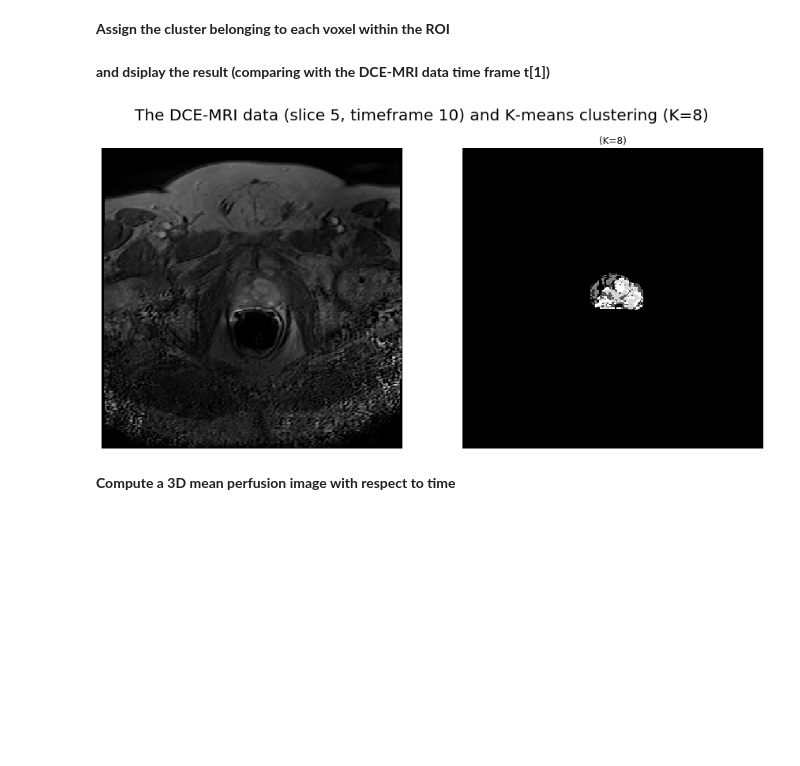
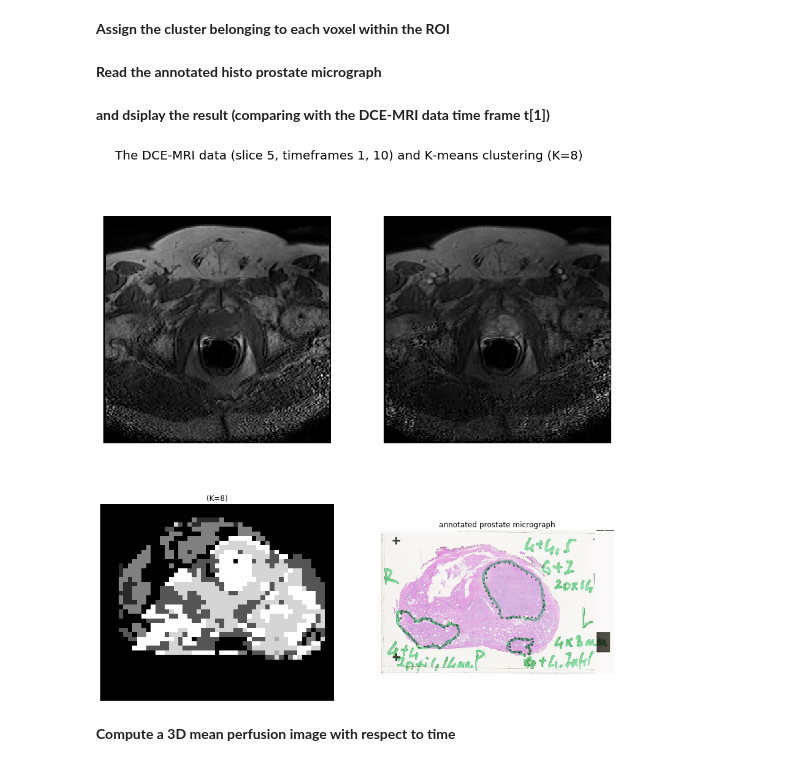
Before and after one commit to oercompbiomed/Seili-2019, a Jupyter notebook: notebooks/prostate-mri-unsupervised-classification.ipynb, the cells around one changed output. Drawn from its saved outputs; the diff is of its cells as text; code cells hidden in the pictures; blank space fills up the shorter version.

Commit message:
added prostate micrograph

```diff
--- a/notebooks/prostate-mri-unsupervised-classification.ipynb
+++ b/notebooks/prostate-mri-unsupervised-classification.ipynb
@@ -326,23 +325,35 @@ Number of clustered samples within ROI: 10778
 # %%
 for v in range(len(ind_roi[0])):
     kmeans_segm[ind_roi[0][v], ind_roi[1][v], ind_roi[2][v]] = kmeans_fit.labels_[v]
+# %% [markdown]
+**Read the annotated histo prostate micrograph**
+# %%
+im_frame = Image.open('../data/PROSTATE-MRI/Nifti/MIP-PROSTATE-01-0005/' + 'histo_prostate_annotated.png')
+np_frame = np.array(im_frame.getdata())
 # %% [markdown]
 **and dsiplay the result (comparing with the DCE-MRI data time frame t[1])**
 # %%
-fig, axes = plt.subplots(1,2, figsize=(15,7))
+fig, axes = plt.subplots(2,2, figsize=(15,15))
 ax = axes.ravel()
-ax[0].imshow(img_data[:, :, s, t[1]].T, cmap='gray', origin='lower')
+ax[0].imshow(img_data[:, :, s, t[0]].T, cmap='gray', origin='lower')
 #ax[0].set_title(chn_names[0])
 ax[0].set(xlabel="")
 ax[0].axis('off')
-ax[1].imshow(kmeans_segm[:, :, s].T, cmap='gray', origin='lower')
-ax[1].set_title('(K=%d)' % (K))
+ax[1].imshow(img_data[:, :, s, t[1]].T, cmap='gray', origin='lower')
+#ax[1].set_title(chn_names[0])
+ax[1].set(xlabel="")
 ax[1].axis('off')
-plt.suptitle('The DCE-MRI data (slice %d, timeframe %d) and K-means clustering (K=%d)' % (s,t[1],K), fontsize=20)
-plt.tight_layout
+ax[2].imshow(kmeans_segm[min_row:max_row, min_col:max_col, s].T, cmap='gray', origin='lower')  #'viridis'
+ax[2].set_title('(K=%d)' % (K))
+ax[2].axis('off')
+ax[3].imshow(np.flipud(im_frame), origin='lower')
+ax[3].set_title('annotated prostate micrograph')
+ax[3].axis('off')
+plt.suptitle('The DCE-MRI data (slice %d, timeframes %d, %d) and K-means clustering (K=%d)' % (s,t[0],t[1],K), fontsize=20)
+#plt.tight_layout
 plt.show()
 # %% [output]
-[figure, old version]
+[figure, new version]
 # %% [markdown]
 **Compute a 3D mean perfusion image with respect to time**
 # %%
```
Also changed, not shown: parts of 10 cells of this notebook, 1 other file.
